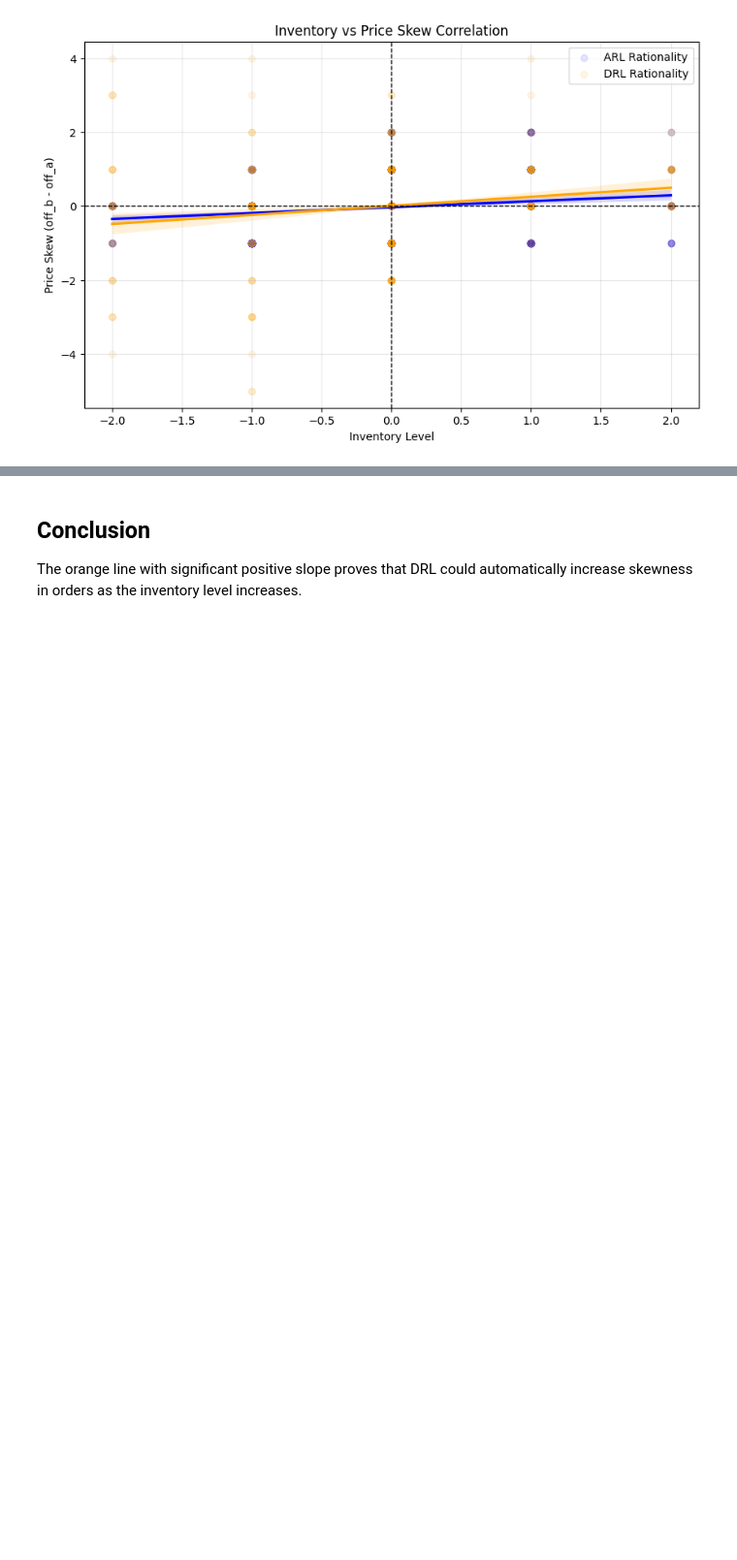
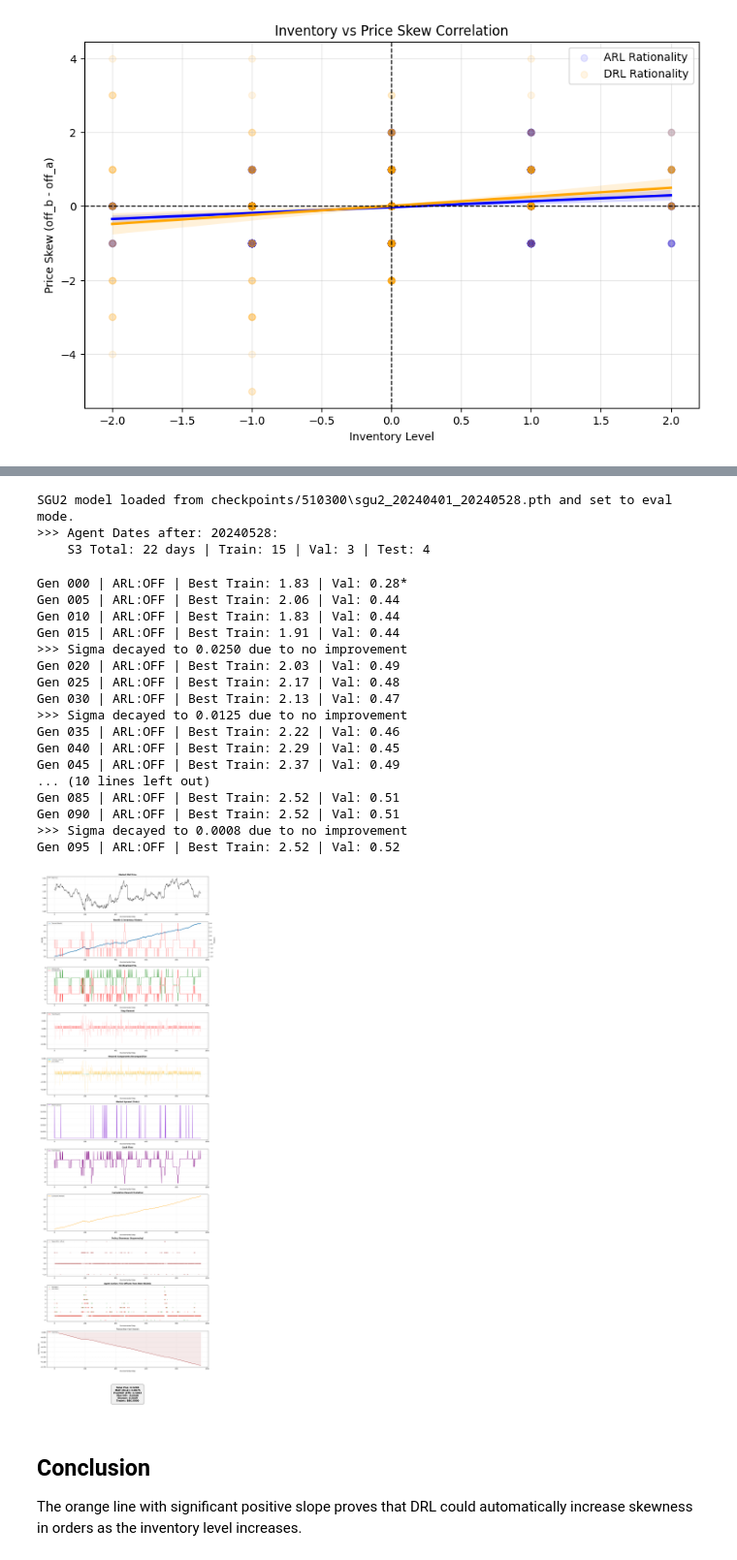
Before and after one commit to KAS-W/Deep-Reinforcement-Learning-Based-Signal-Gated-Market-Making, a Jupyter notebook: MM_replication_Report_JiaxingWei.ipynb, the cells around one changed output, grey strips where cells are left out. Shown at 97% size. Saved outputs shown, nothing was run; the diff lists cells and outputs as text; code cells hidden in the pictures; blank space fills up the shorter version.

Commit message:
add extension fee test

```diff
--- a/MM_replication_Report_JiaxingWei.ipynb
+++ b/MM_replication_Report_JiaxingWei.ipynb
@@ -529,3 +535,27 @@ Method  PnL-to-MAP  Sharpe  Fills
+# %%
+run_agent_training_pipeline(symbol='510300', sgu_train_range=(20240401, 20240528), PHI=0.0001, TICK_SIZE=0.001, fee_rate=0.00003, USE_FEE=True, USE_ARL=False, nb_mode=True)
+# %% [output]
+SGU2 model loaded from checkpoints/510300\sgu2_20240401_20240528.pth and set to eval mode.
+>>> Agent Dates after: 20240528:
+    S3 Total: 22 days | Train: 15 | Val: 3 | Test: 4
+Gen 000 | ARL:OFF | Best Train: 1.83 | Val: 0.28*
+Gen 005 | ARL:OFF | Best Train: 2.06 | Val: 0.44
+Gen 010 | ARL:OFF | Best Train: 1.83 | Val: 0.44
+Gen 015 | ARL:OFF | Best Train: 1.91 | Val: 0.44
+>>> Sigma decayed to 0.0250 due to no improvement
+Gen 020 | ARL:OFF | Best Train: 2.03 | Val: 0.49
+Gen 025 | ARL:OFF | Best Train: 2.17 | Val: 0.48
+Gen 030 | ARL:OFF | Best Train: 2.13 | Val: 0.47
+>>> Sigma decayed to 0.0125 due to no improvement
+Gen 035 | ARL:OFF | Best Train: 2.22 | Val: 0.46
+Gen 040 | ARL:OFF | Best Train: 2.29 | Val: 0.45
+Gen 045 | ARL:OFF | Best Train: 2.37 | Val: 0.49
+... (10 lines left out)
+Gen 085 | ARL:OFF | Best Train: 2.52 | Val: 0.51
+Gen 090 | ARL:OFF | Best Train: 2.52 | Val: 0.51
+>>> Sigma decayed to 0.0008 due to no improvement
+Gen 095 | ARL:OFF | Best Train: 2.52 | Val: 0.52
+[figure, added]
 # %% [markdown]
 ## Conclusion ##
 
```
Also changed, not shown: parts of 1 cell of this notebook, 1 other file.
